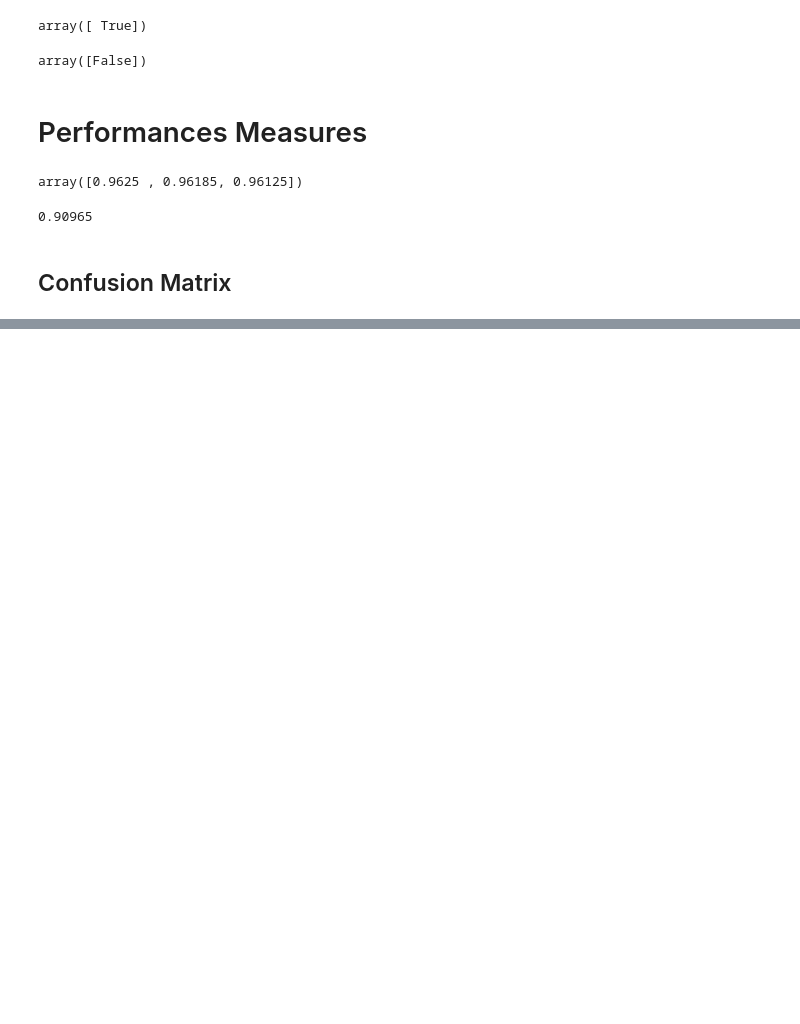
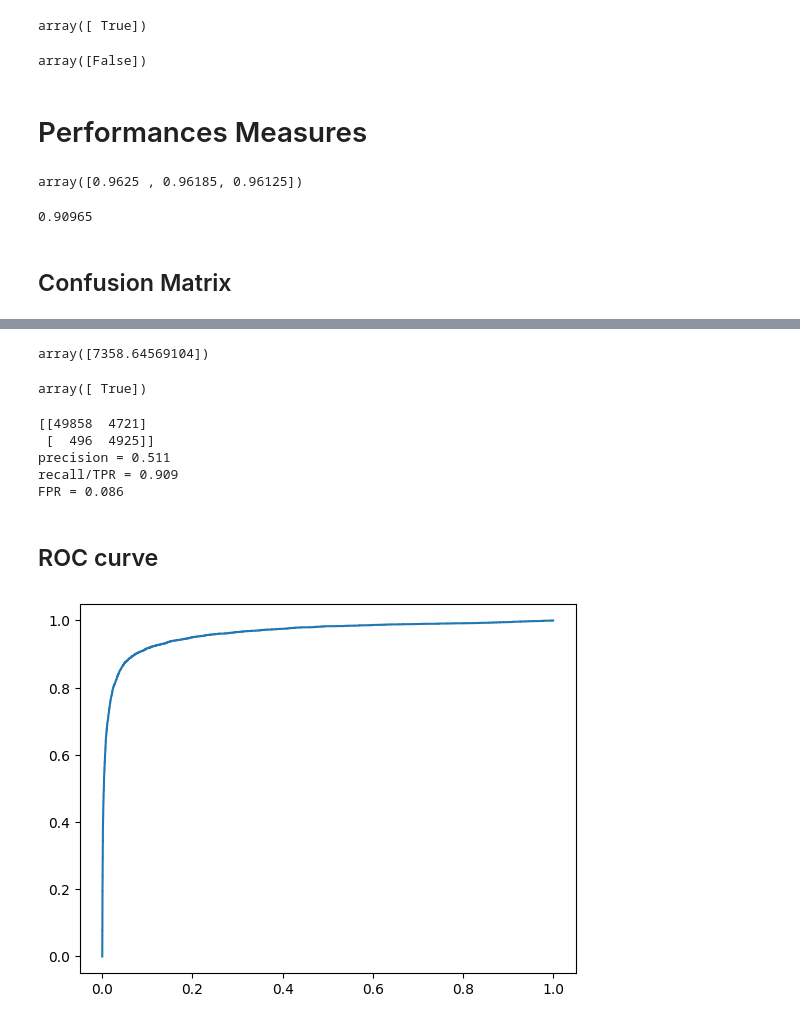
Before and after one commit to nanpiyaporn/641ABI, a Jupyter notebook: Topic 4_logistic regression/3_performance_measures.ipynb, the cells around one changed output, grey strips where cells are left out. Drawn from its saved outputs; the diff is of its cells as text; code cells hidden in the pictures; blank space fills up the shorter version.

```diff
--- a/Topic 4_logistic regression/3_performance_measures.ipynb
+++ b/Topic 4_logistic regression/3_performance_measures.ipynb
@@ -113,0 +156,48 @@ np.mean(y_train_5 == False)
+# %%
+y_score = sgd_clf.decision_function([X[0]])
+y_score
+# %% [output]
+array([7358.64569104])
+# %%
+threshold = 0
+y_pred = (y_score>threshold)
+y_pred
+# %% [output]
+array([ True])
+# %%
+from sklearn.model_selection import cross_val_predict
+
+y_scores = cross_val_predict(sgd_clf, X_train, y_train_5, cv=3,
+                                   method='decision_function')
+# %%
+threshold = -6000
+y_train_pred_new = (y_scores>threshold)
+
+cm = confusion_matrix(y_train_5, y_train_pred_new)
+print(cm)
+
+precision = precision_score(y_train_5, y_train_pred_new)
+print(f"precision = {precision.round(3)}")
+
+recall = recall_score(y_train_5, y_train_pred_new)
+print(f"recall/TPR = {recall.round(3)}")
+
+FPR = cm[0,1]/(cm[0,0] + cm[0,1])
+print(f"FPR = {FPR.round(3)}")
+# %% [output]
+[[49858  4721]
+ [  496  4925]]
+precision = 0.511
+recall/TPR = 0.909
+FPR = 0.086
+# %% [markdown]
+## ROC curve
+# %%
+from sklearn.metrics import roc_curve
+
+fpr, tpr, thresholds = roc_curve(y_train_5, y_scores)
+
+plt.plot(fpr, tpr)
+plt.show()
+# %% [output]
+[figure, added]
```
Also changed, not shown: parts of 8 cells of this notebook.
